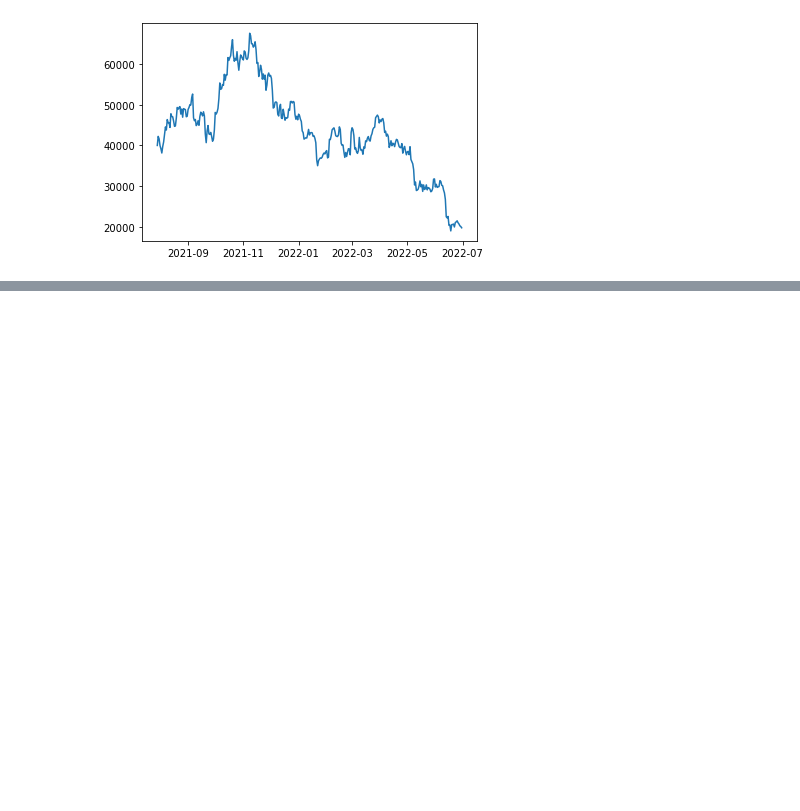
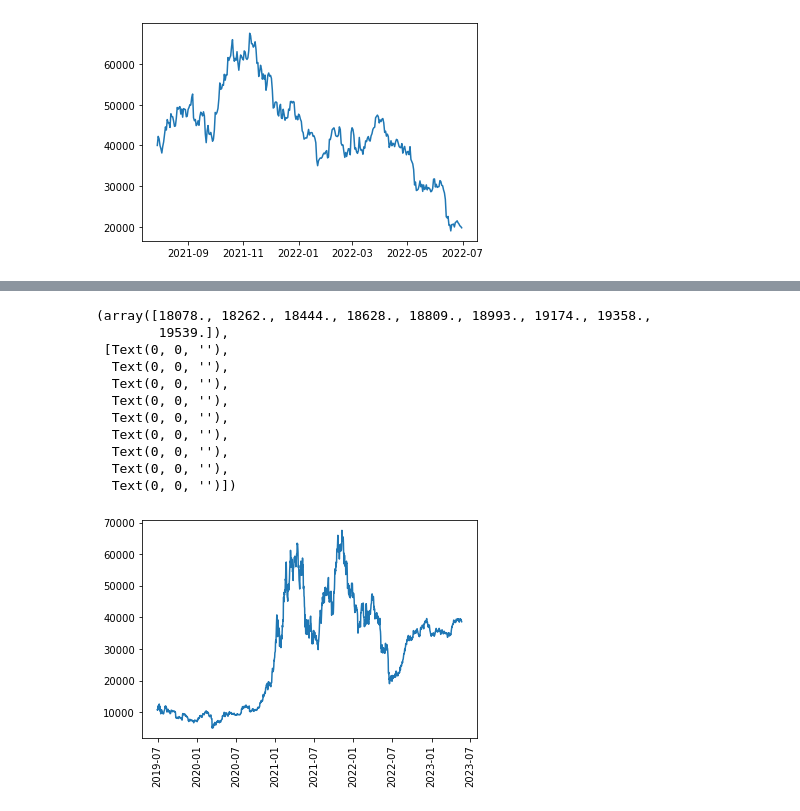
Before and after one commit to rodum012/Bitcoin_AI_Projection_Comparison, a Jupyter notebook: Active_Learning.ipynb, the cells around one changed output, grey strips where cells are left out. Cells and saved outputs as stored; diff of their text form; code cells hidden in the pictures; blank space fills up the shorter version.

Commit message:
updated with most up to date version of file

```diff
--- a/Active_Learning.ipynb
+++ b/Active_Learning.ipynb
@@ -295,0 +493,5 @@ array([43798.1171875])
+# %%
+# df.index+
+future_dates=pd.date_range(df.index[-1], periods=326, freq='D')
+datetime_index=df.index.append(future_dates)
+datetime_index.values
@@ -295,0 +503,16 @@ array([43798.1171875])
+# %%
+plt.plot(datetime_index.values, np.concatenate((df['close'].values, np.array(future_predictions).ravel())))
+plt.xticks(rotation=90)
+# %% [output]
+(array([18078., 18262., 18444., 18628., 18809., 18993., 19174., 19358.,
+        19539.]),
+ [Text(0, 0, ''),
+  Text(0, 0, ''),
+  Text(0, 0, ''),
+  Text(0, 0, ''),
+  Text(0, 0, ''),
+  Text(0, 0, ''),
+  Text(0, 0, ''),
+  Text(0, 0, ''),
+  Text(0, 0, '')])
+[figure, added]
```
Also changed, not shown: parts of 24 cells of this notebook.
